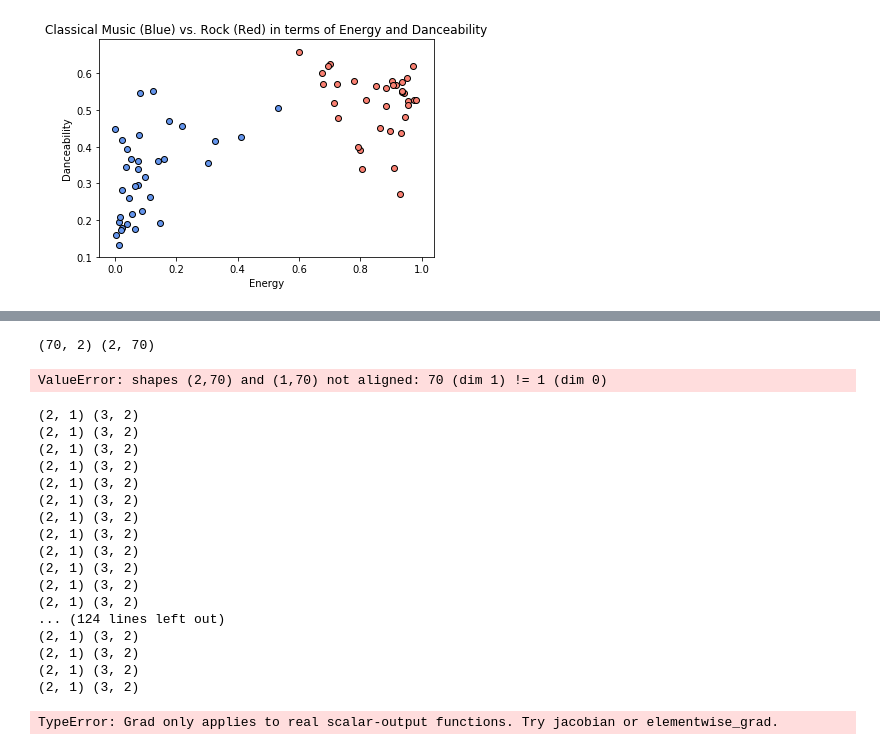
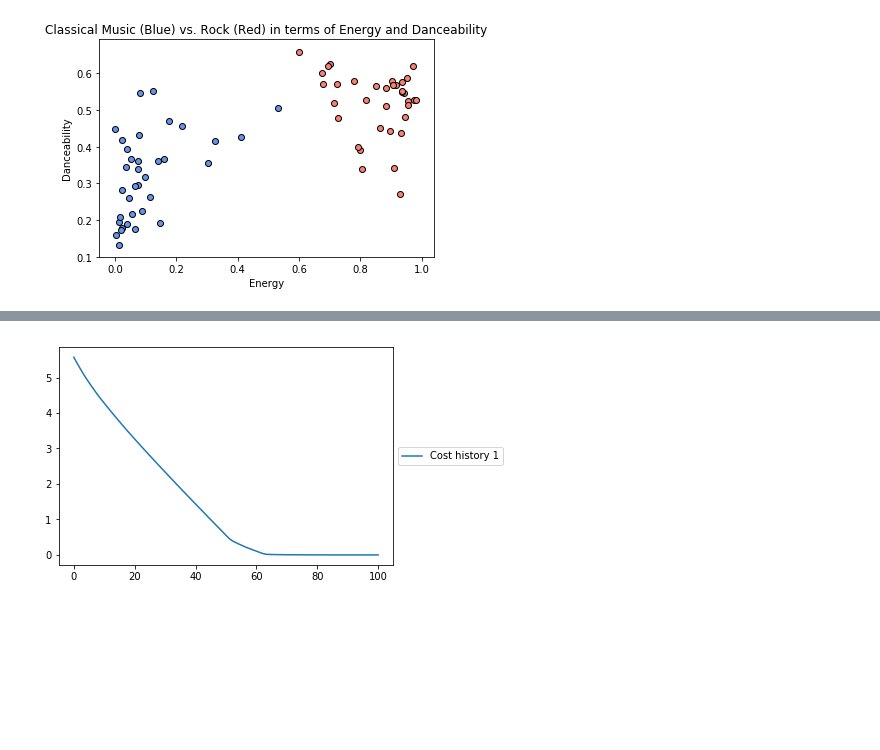
Before and after one commit to cfgong/spotifygenre, a Jupyter notebook: 2_genre_classification.ipynb, the cells around one changed output, grey strips where cells are left out. Cells and saved outputs as stored; diff of their text form; code cells hidden in the pictures; blank space fills up the shorter version.

Commit message:
minimized using gradient descent

```diff
--- a/2_genre_classification.ipynb
+++ b/2_genre_classification.ipynb
@@ -89,56 +84,33 @@ print(y.shape)
-# %%
-# # define sigmoid function
-# def sigmoid(t):
-#     return 1/(1 + np.exp(-t))
-
-def model(x, w):
-    a = w[0] + np.dot(x.T, w[1:])
-    return a.T
-
-# # sigmoid non-convex logistic least squares cost function
-def sigmoid_least_squares(w):
-    print(x.shape, w.shape)
-    all_evals = model(x, w)
-    print(all_evals)
-#     cost = 0
-#     for p in range(y.size):
-#         x_p = x[p][:, np.newaxis]
-#         y_p = y[p]
-
-#         # a_p = sigmoid(model(x_p, w))
-#         # print(a_p, y_p)
-
-#         cost += (a_p - y_p)**2
-
-#     return cost/y.size
-
-sigmoid_least_squares(w)
-# %% [output]
-(70, 2) (2, 70)
-ValueError: shapes (2,70) and (1,70) not aligned: 70 (dim 1) != 1 (dim 0)
+# %%
+def model(x, w):
+    a = w[0] + np.dot(x.T, w[1:])
+    return a.T
+
+lam = 10**-5  # our regularization paramter
+def multiclass_perceptron(w):
+    # pre-compute predictions on all points
+    all_evals = model(x.T, w)
+
+    # compute maximum across data points
+    a = np.max(all_evals,axis = 0)
+
+    # compute cost in compact form using numpy broadcasting
+    b = all_evals[y.astype(int).flatten(),np.arange(np.size(y))]
+    cost = np.sum(a - b)
+
+    # add regularizer
+    cost = cost + lam*np.linalg.norm(w[1:,:],'fro')**2
+
+    # return average
+    return cost/float(np.size(y))
 # %%
-w = np.random.randn(3, 2)
+w = np.random.randn(3, 70)
 learning_rate = 0.1
-g = sigmoid_least_squares
+g = multiclass_perceptron
 max_its = 100
 # %%
 weight_history, cost_history = gradient_descent(g, learning_rate, max_its, w)
-# %% [output]
-(2, 1) (3, 2)
-(2, 1) (3, 2)
-(2, 1) (3, 2)
-(2, 1) (3, 2)
-(2, 1) (3, 2)
-(2, 1) (3, 2)
-(2, 1) (3, 2)
-(2, 1) (3, 2)
-(2, 1) (3, 2)
-(2, 1) (3, 2)
-(2, 1) (3, 2)
-(2, 1) (3, 2)
-... (124 lines left out)
-(2, 1) (3, 2)
-(2, 1) (3, 2)
-(2, 1) (3, 2)
-(2, 1) (3, 2)
-TypeError: Grad only applies to real scalar-output functions. Try jacobian or elementwise_grad.
+# %%
+plot_cost_histories(cost_histories=[cost_history], labels=["Cost history 1"])
+# %% [output]
+[figure, added]
```
Also changed, not shown: parts of 5 cells of this notebook.
